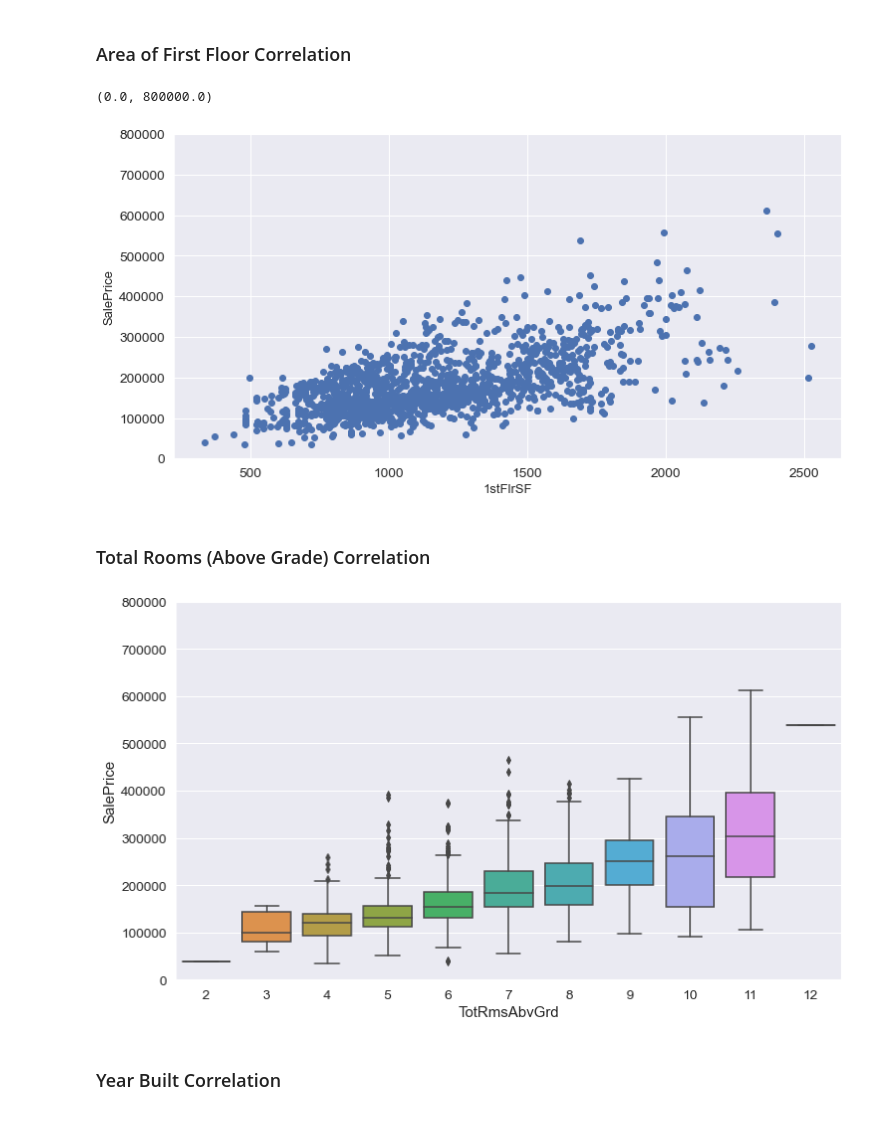
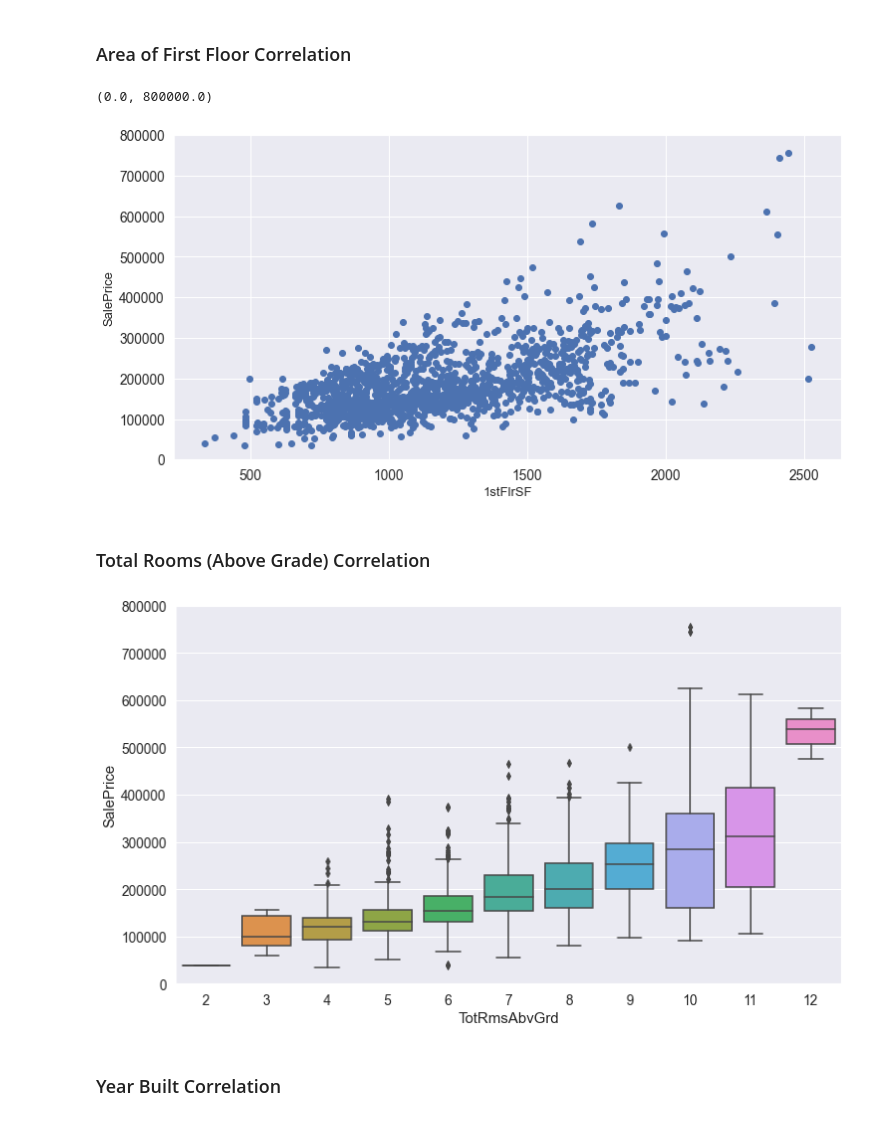
Before and after one commit to sharanyaagarwal/DataScience, a Jupyter notebook: MachineLearning/PredictionData.ipynb, the cells around one changed output. Saved outputs shown, nothing was run; the diff lists cells and outputs as text; code cells hidden in the pictures.

```diff
--- a/MachineLearning/PredictionData.ipynb
+++ b/MachineLearning/PredictionData.ipynb
@@ -114,8 +96,7 @@ plt.show()
 # %% [markdown]
 ### Living Room Area Correlation
 # %%
-train = train.drop(train[(train['GrLivArea']>3500)
-                         & (train['SalePrice']<800000)].index).reset_index(drop=True)
+trainLivArea = train.drop(train[(train['GrLivArea']>3500) & (train['SalePrice']<800000)].index).reset_index(drop=True)
 # %%
 # GrLivArea analysis
 plt.figure(figsize=(12,6))
@@ -147,7 +129,7 @@ fig.axis(ymin=0, ymax=800000);
 # %% [markdown]
 ### Garage Area Correlation
 # %%
-train = train.drop(train[(train['GarageArea']>1000) & (train['SalePrice']<600000)].index).reset_index(drop=True)
+trainGarageArea = train.drop(train[(train['GarageArea']>1000) & (train['SalePrice']<600000)].index).reset_index(drop=True)
 # %%
 # GarageArea analysis
 plt.figure(figsize=(12,6))
@@ -161,29 +143,29 @@ plt.ylim(0,800000)
 # %% [markdown]
 ### Area of First Floor Correlation
 # %%
-train = train.drop(train[(train['1stFlrSF']>2600) & (train['SalePrice']<500000)].index).reset_index(drop=True)
+train1stFlr = train.drop(train[(train['1stFlrSF']>2600) & (train['SalePrice']<500000)].index).reset_index(drop=True)
 # %%
 # 1stFlrSF analysis
 plt.figure(figsize=(12,6))
-plt.scatter(x=train['1stFlrSF'], y=train.SalePrice)
+plt.scatter(x=train1stFlr['1stFlrSF'], y=train1stFlr.SalePrice)
 plt.xlabel("1stFlrSF", fontsize=13)
 plt.ylabel("SalePrice", fontsize=13)
 plt.ylim(0,800000)
 # %% [output]
 (0.0, 800000.0)
-[figure, old version]
+[figure, new version]
 # %% [markdown]
 ### Total Rooms (Above Grade) Correlation
 # %%
-train = train.drop(train[(train['TotRmsAbvGrd']>11) & (train['SalePrice']<300000)].index).reset_index(drop=True)
+trainTotRms = train.drop(train[(train['TotRmsAbvGrd']>11) & (train['SalePrice']<300000)].index).reset_index(drop=True)
 # %%
 # TotRmsAbvGrd analysis
-data = pd.concat([train['SalePrice'], train['TotRmsAbvGrd']], axis=1)
+data = pd.concat([trainTotRms['SalePrice'], trainTotRms['TotRmsAbvGrd']], axis=1)
 f, ax = plt.subplots(figsize=(12, 7))
 fig = sns.boxplot(x='TotRmsAbvGrd', y="SalePrice", data=data)
 fig.axis(ymin=0, ymax=800000);
 # %% [output]
-[figure, old version]
+[figure, new version]
 # %% [markdown]
 ### Year Built Correlation
 # %%
```
Also changed, not shown: parts of 48 cells of this notebook, 2 other files.
